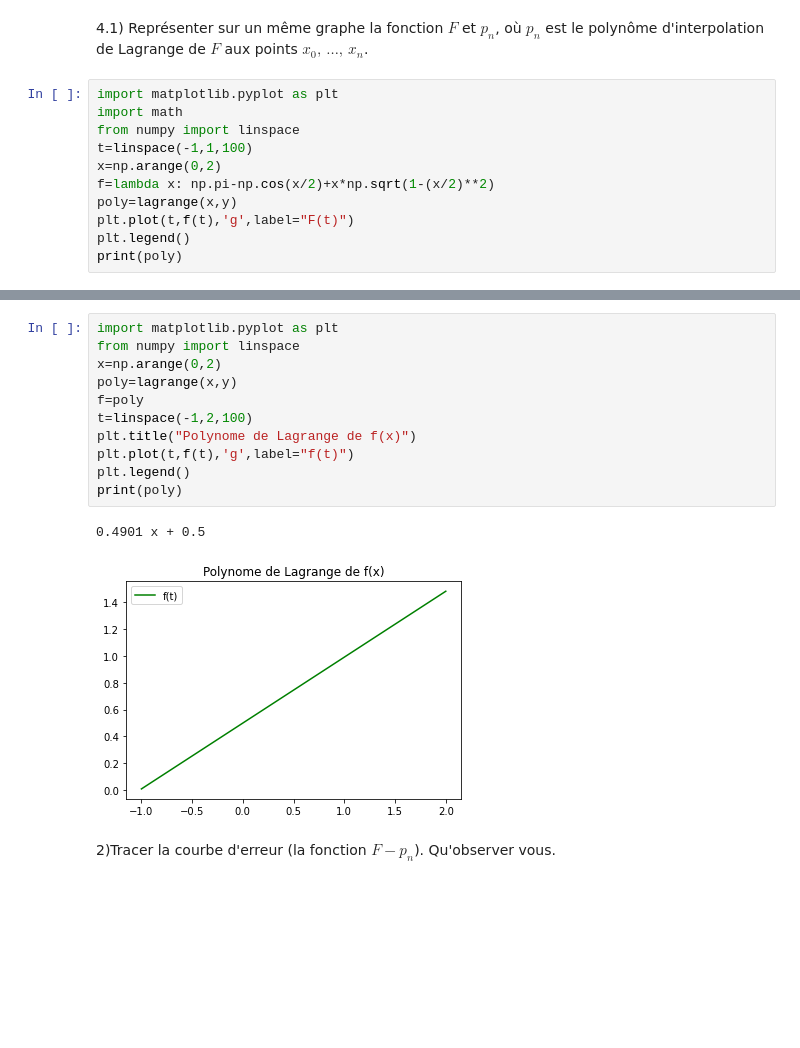
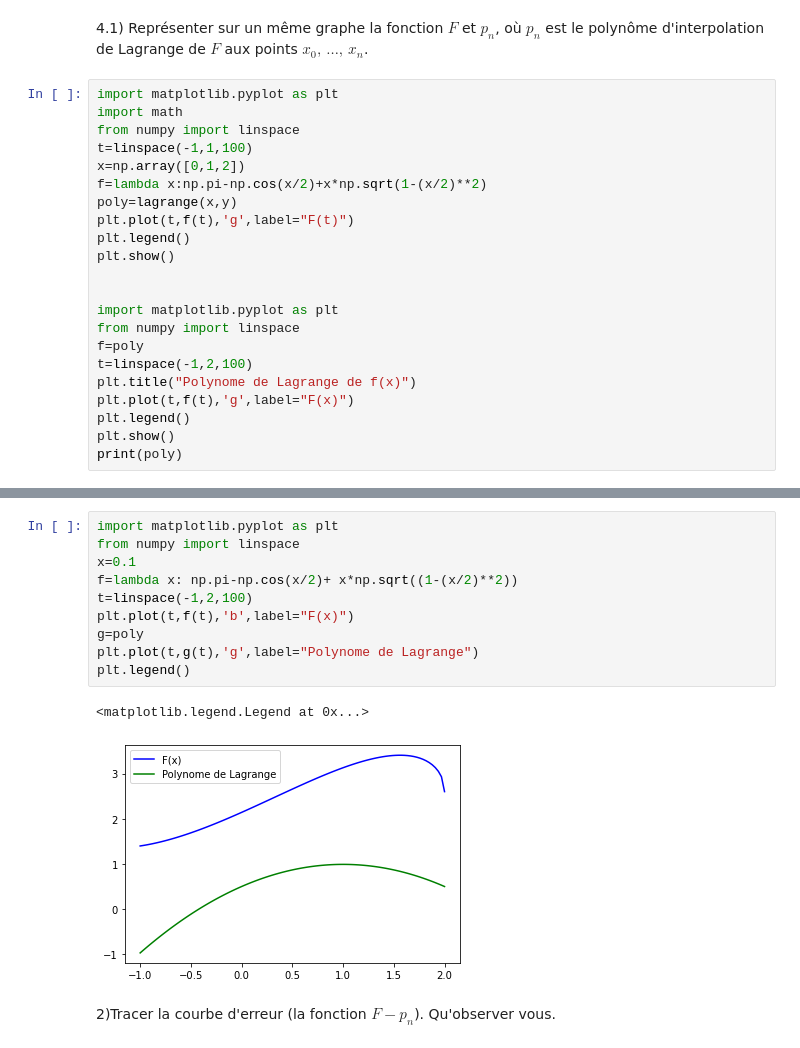
Before and after one commit to lindabouallegue/Analyse_Numerique, a Jupyter notebook: TP2/TP2_E.ipynb, the cells around one changed output, grey strips where cells are left out. Saved outputs shown, nothing was run; the diff lists cells and outputs as text; blank space fills up the shorter version.

```diff
--- a/TP2/TP2_E.ipynb
+++ b/TP2/TP2_E.ipynb
@@ -175,9 +175,20 @@ import matplotlib.pyplot as plt
 import math
 from numpy import linspace
 t=linspace(-1,1,100)
-x=np.arange(0,2)
-f=lambda x: np.pi-np.cos(x/2)+x*np.sqrt(1-(x/2)**2)
+x=np.array([0,1,2])
+f=lambda x:np.pi-np.cos(x/2)+x*np.sqrt(1-(x/2)**2)
 poly=lagrange(x,y)
 plt.plot(t,f(t),'g',label="F(t)")
 plt.legend()
+plt.show()
+
+
+import matplotlib.pyplot as plt
+from numpy import linspace
+f=poly
+t=linspace(-1,2,100)
+plt.title("Polynome de Lagrange de f(x)")
+plt.plot(t,f(t),'g',label="F(x)")
+plt.legend()
+plt.show()
 print(poly)
@@ -184,17 +200,16 @@ print(poly)
 # %%
 import matplotlib.pyplot as plt
 from numpy import linspace
-x=np.arange(0,2)
-poly=lagrange(x,y)
-f=poly
+x=0.1
+f=lambda x: np.pi-np.cos(x/2)+ x*np.sqrt((1-(x/2)**2))
 t=linspace(-1,2,100)
-plt.title("Polynome de Lagrange de f(x)")
-plt.plot(t,f(t),'g',label="f(t)")
+plt.plot(t,f(t),'b',label="F(x)")
+g=poly
+plt.plot(t,g(t),'g',label="Polynome de Lagrange")
 plt.legend()
-print(poly)
 # %% [output]
-0.4901 x + 0.5
+<matplotlib.legend.Legend at 0x...>
-[figure, old version]
+[figure, new version]
 # %% [markdown]
 2)Tracer la courbe d'erreur  (la
  fonction $F-p_n$). Qu'observer vous.
```
Also changed, not shown: parts of 1 cell of this notebook.
